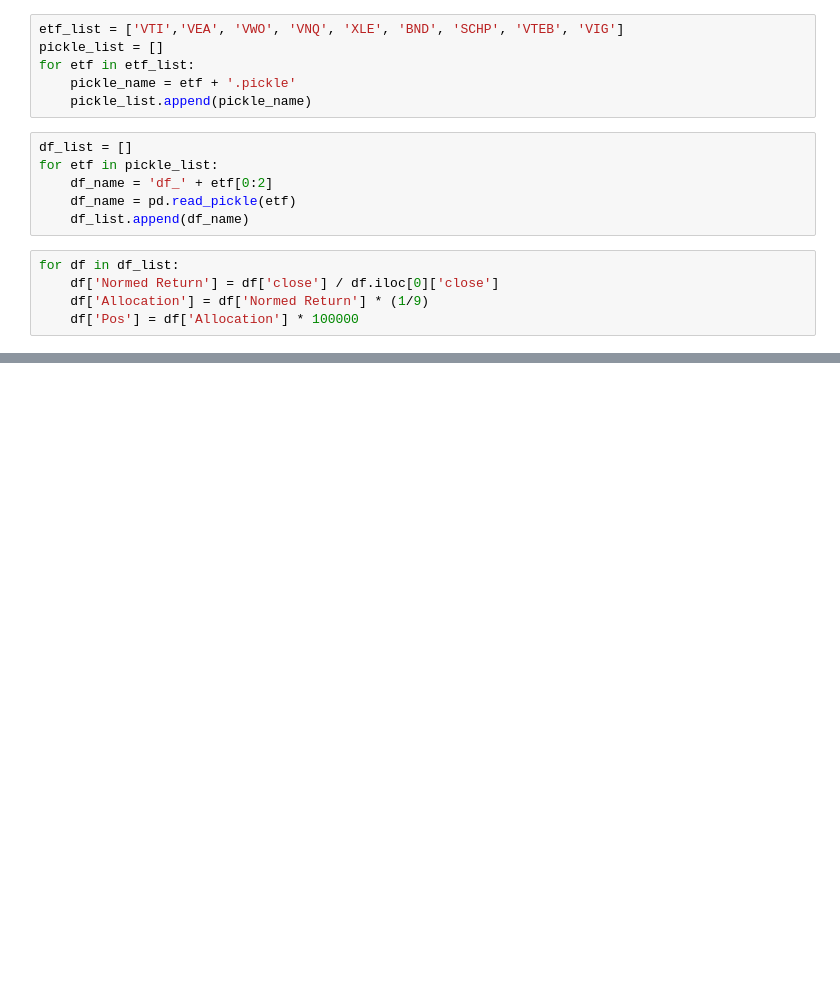
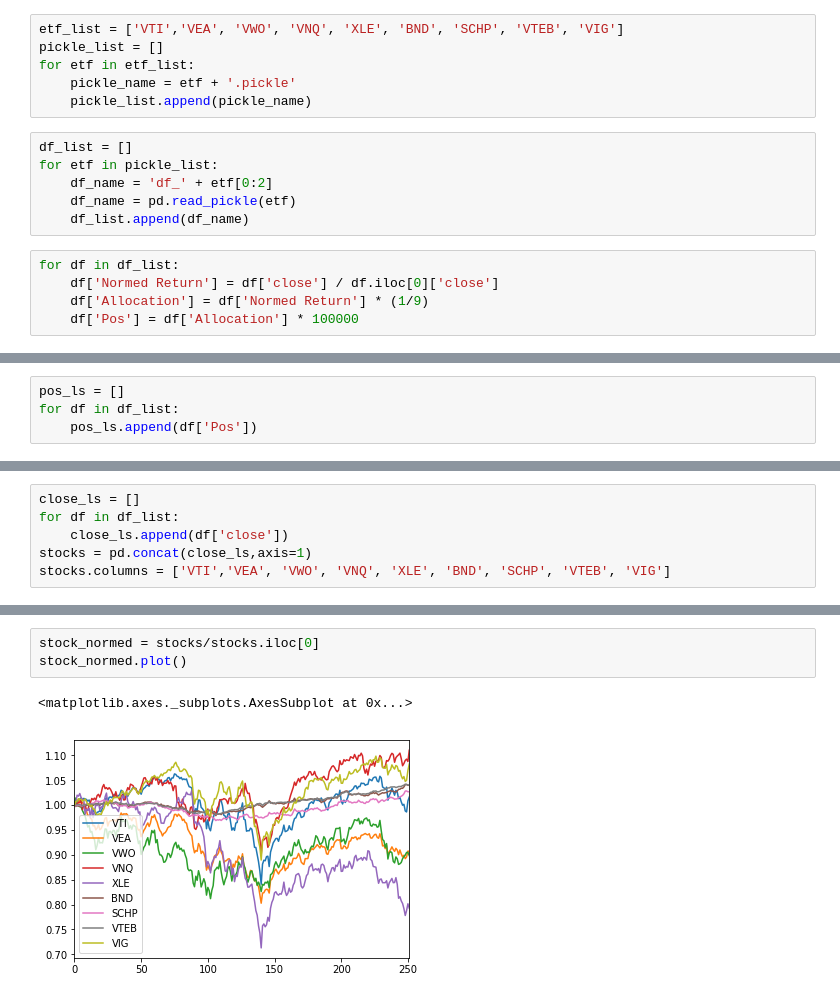
Before and after one commit to jacoblucas95/Portfolio-Optimizer, a Jupyter notebook: setup/data/optimizer_test.ipynb, the cells around one changed output, grey strips where cells are left out. Cells and saved outputs as stored; diff of their text form; blank space fills up the shorter version.

```diff
--- a/setup/data/optimizer_test.ipynb
+++ b/setup/data/optimizer_test.ipynb
@@ -42,0 +25,4 @@ df_list
+# %%
+pos_ls = []
+for df in df_list:
+    pos_ls.append(df['Pos'])
@@ -42,0 +44,6 @@ df_list
+# %%
+close_ls = []
+for df in df_list:
+    close_ls.append(df['close'])
+stocks = pd.concat(close_ls,axis=1)
+stocks.columns = ['VTI','VEA', 'VWO', 'VNQ', 'XLE', 'BND', 'SCHP', 'VTEB', 'VIG']
@@ -42,0 +77,6 @@ df_list
+# %%
+stock_normed = stocks/stocks.iloc[0]
+stock_normed.plot()
+# %% [output]
+<matplotlib.axes._subplots.AxesSubplot at 0x...>
+[figure, added]
```
Also changed, not shown: parts of 17 cells of this notebook, 3 other files.
